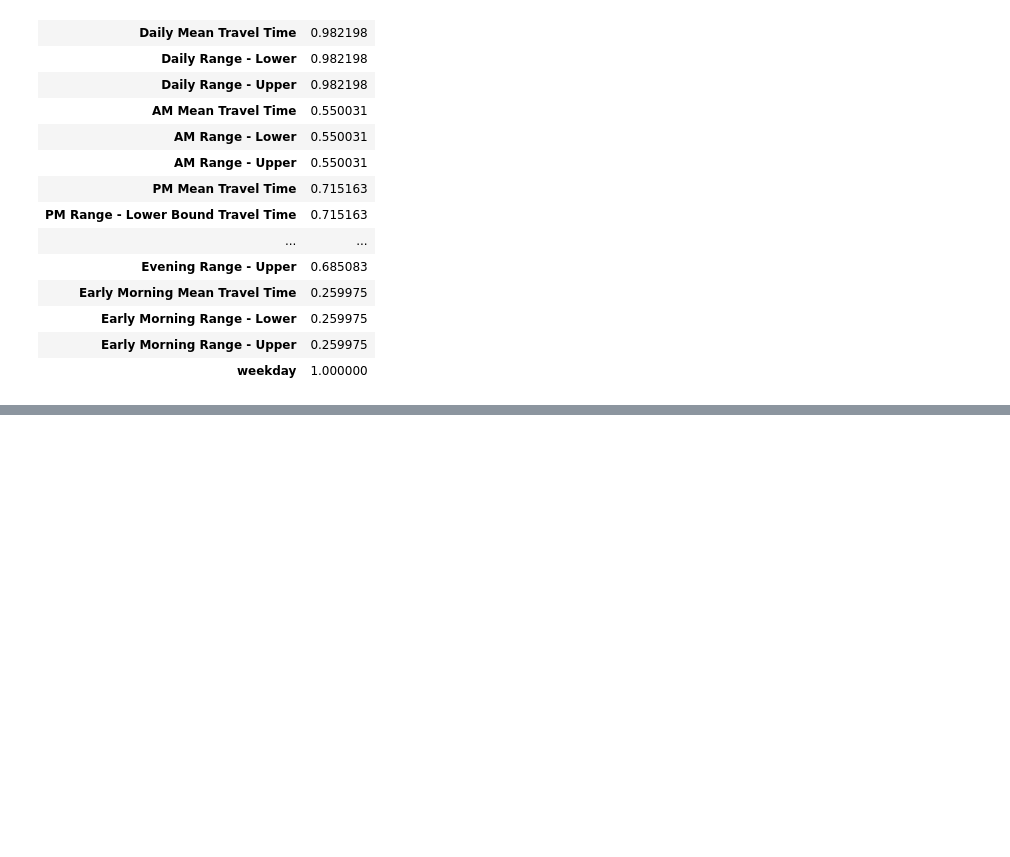
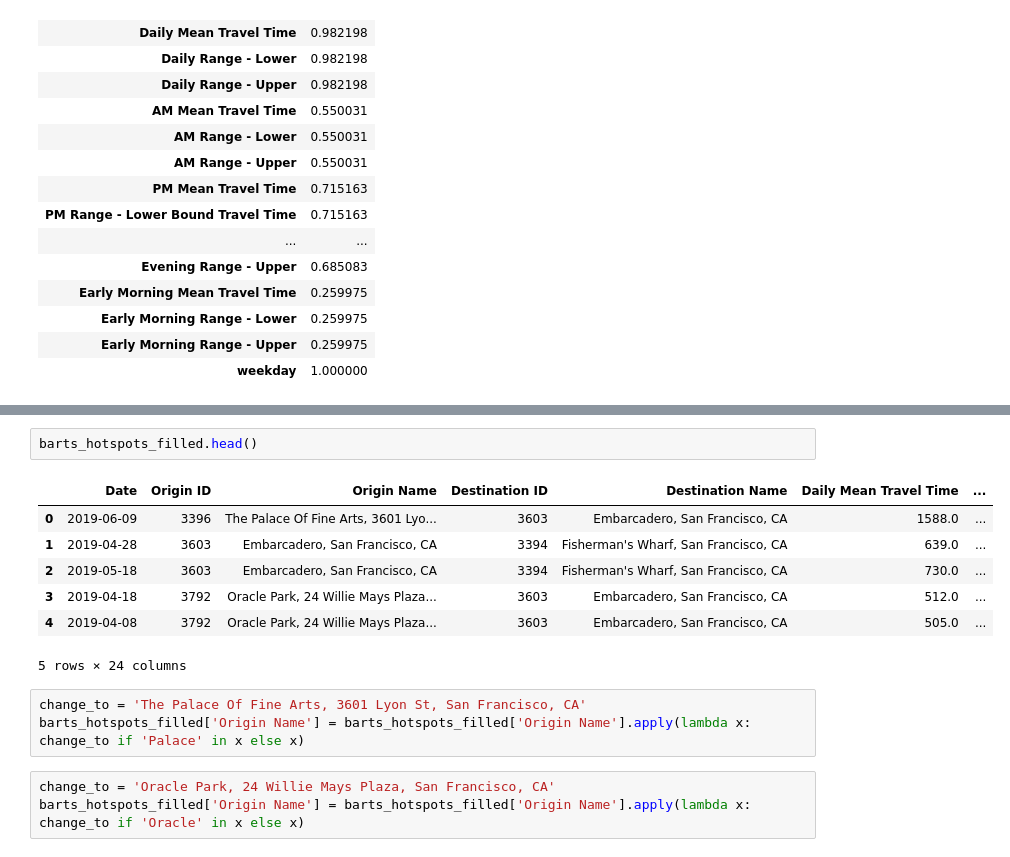
Before and after one commit to Xiao-Wang-UCSD/data_hack_2020, a Jupyter notebook: EDA.ipynb, the cells around one changed output, grey strips where cells are left out. Saved outputs shown, nothing was run; the diff lists cells and outputs as text; blank space fills up the shorter version.

```diff
--- a/EDA.ipynb
+++ b/EDA.ipynb
@@ -163,0 +143,16 @@ barts_hotspots
+# %%
+barts_hotspots_filled.head()
+# %% [output]
+|  | Date | Origin ID | Origin Name | Destination ID | Destination Name | Daily Mean Travel Time | ... |
+| 0 | 2019-06-09 | 3396 | The Palace Of Fine Arts, 3601 Lyo... | 3603 | Embarcadero, San Francisco, CA | 1588.0 | ... |
+| 1 | 2019-04-28 | 3603 | Embarcadero, San Francisco, CA | 3394 | Fisherman's Wharf, San Francisco, CA | 639.0 | ... |
+| 2 | 2019-05-18 | 3603 | Embarcadero, San Francisco, CA | 3394 | Fisherman's Wharf, San Francisco, CA | 730.0 | ... |
+| 3 | 2019-04-18 | 3792 | Oracle Park, 24 Willie Mays Plaza... | 3603 | Embarcadero, San Francisco, CA | 512.0 | ... |
+| 4 | 2019-04-08 | 3792 | Oracle Park, 24 Willie Mays Plaza... | 3603 | Embarcadero, San Francisco, CA | 505.0 | ... |
+5 rows × 24 columns
+# %%
+change_to = 'The Palace Of Fine Arts, 3601 Lyon St, San Francisco, CA'
+barts_hotspots_filled['Origin Name'] = barts_hotspots_filled['Origin Name'].apply(lambda x: change_to if 'Palace' in x else x)
+# %%
+change_to = 'Oracle Park, 24 Willie Mays Plaza, San Francisco, CA'
+barts_hotspots_filled['Origin Name'] = barts_hotspots_filled['Origin Name'].apply(lambda x: change_to if 'Oracle' in x else x)
```
Also changed, not shown: parts of 2 cells of this notebook, 1 other file.
